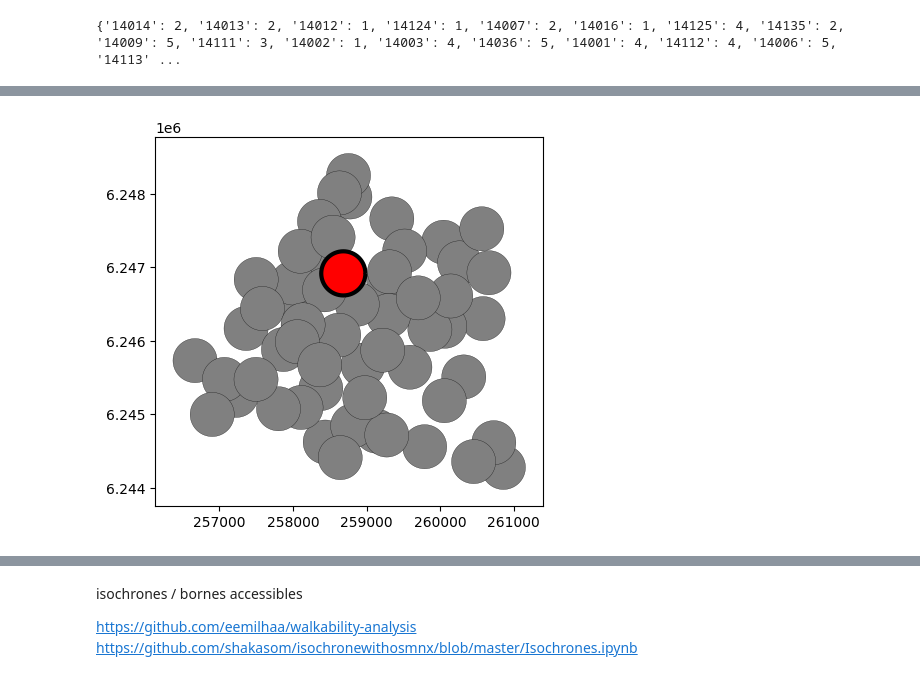
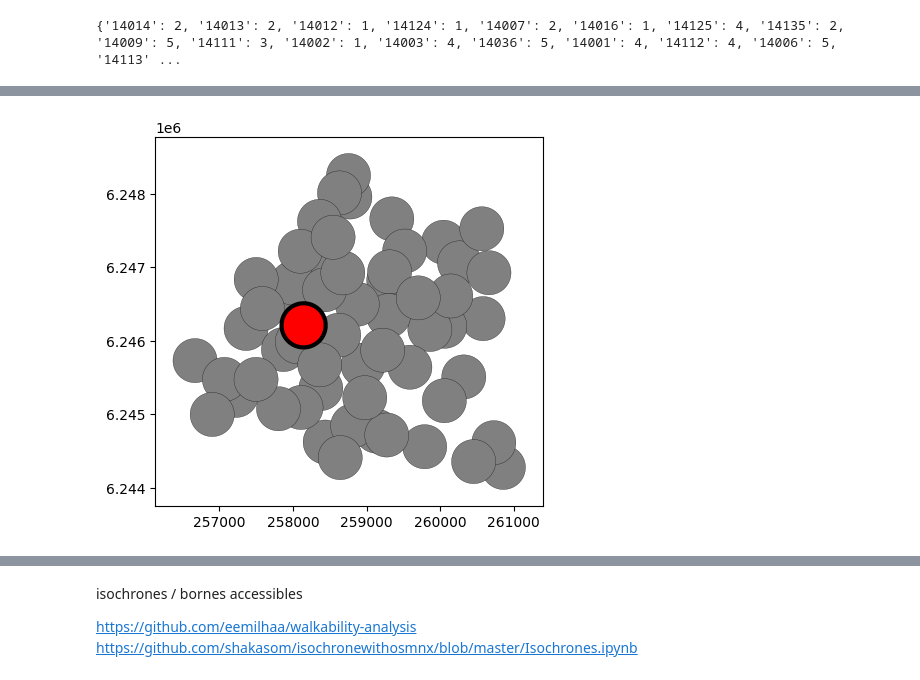
Before and after one commit to PSIG-EHESS/TAIS, a Jupyter notebook: notebooks/TP_TAIS_analyses_zones_influence.ipynb, the cells around one changed output, grey strips where cells are left out. Cells and saved outputs as stored; diff of their text form; code cells hidden in the pictures.

```diff
--- a/notebooks/TP_TAIS_analyses_zones_influence.ipynb
+++ b/notebooks/TP_TAIS_analyses_zones_influence.ipynb
@@ -621,14 +621,14 @@ bornes_a_utiliser
 # %%
 # créer la carte
 ax = df_bornes_par_quartier_14_areas.plot(color='grey',edgecolor='black', linewidth=0.2)
 
 # recuperer le polygone a mettre en evidence
-souligner_polygone = df_bornes_par_quartier_14_areas[df_bornes_par_quartier_14_areas.index == '14103']
+souligner_polygone = df_bornes_par_quartier_14_areas[df_bornes_par_quartier_14_areas.index == '14027']
 
 # mettre en évidence le polygone
 souligner_polygone.plot(ax=ax, color='red', edgecolor='black', linewidth=3)
 
 #mettre à jour la carte
 plt.show()
 # %% [output]
-[figure, old version]
+[figure, new version]
```
Also changed, not shown: parts of 1 cell of this notebook.
